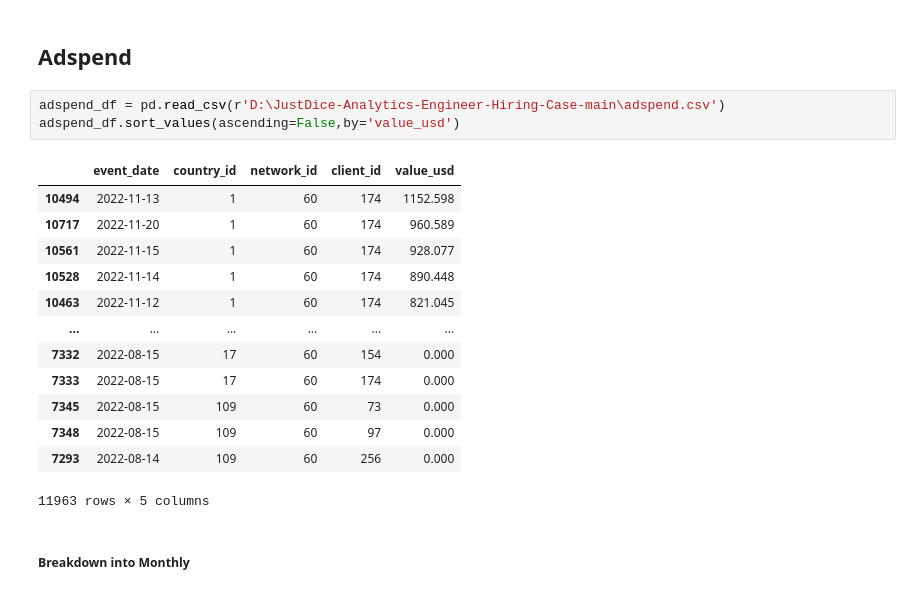
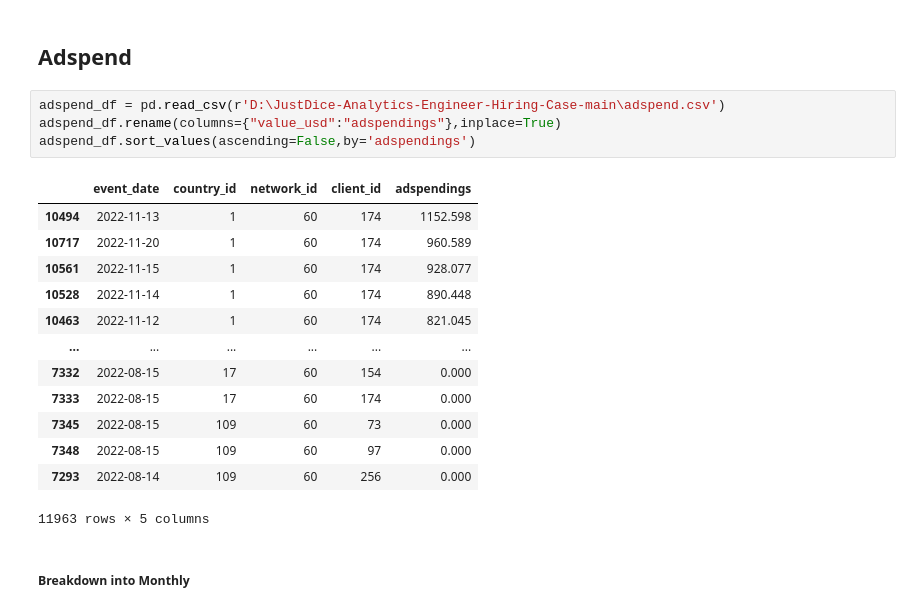
Before and after one commit to roshaan7zafar/JustDice, a Jupyter notebook: main.ipynb, the cells around one changed output. Cells and saved outputs as stored; diff of their text form.

```diff
--- a/main.ipynb
+++ b/main.ipynb
@@ -550,9 +556,10 @@ revenue_sum_install_df.event_date.min(),revenue_sum_install_df.event_date.max()
 ## Adspend
 # %%
 adspend_df = pd.read_csv(r'D:\JustDice-Analytics-Engineer-Hiring-Case-main\adspend.csv')
-adspend_df.sort_values(ascending=False,by='value_usd')
+adspend_df.rename(columns={"value_usd":"adspendings"},inplace=True)
+adspend_df.sort_values(ascending=False,by='adspendings')
 # %% [output]
-|  | event_date | country_id | network_id | client_id | value_usd |
+|  | event_date | country_id | network_id | client_id | adspendings |
 | 10494 | 2022-11-13 | 1 | 60 | 174 | 1152.598 |
 | 10717 | 2022-11-20 | 1 | 60 | 174 | 960.589 |
 | 10561 | 2022-11-15 | 1 | 60 | 174 | 928.077 |
```
Also changed, not shown: parts of 30 cells of this notebook.
